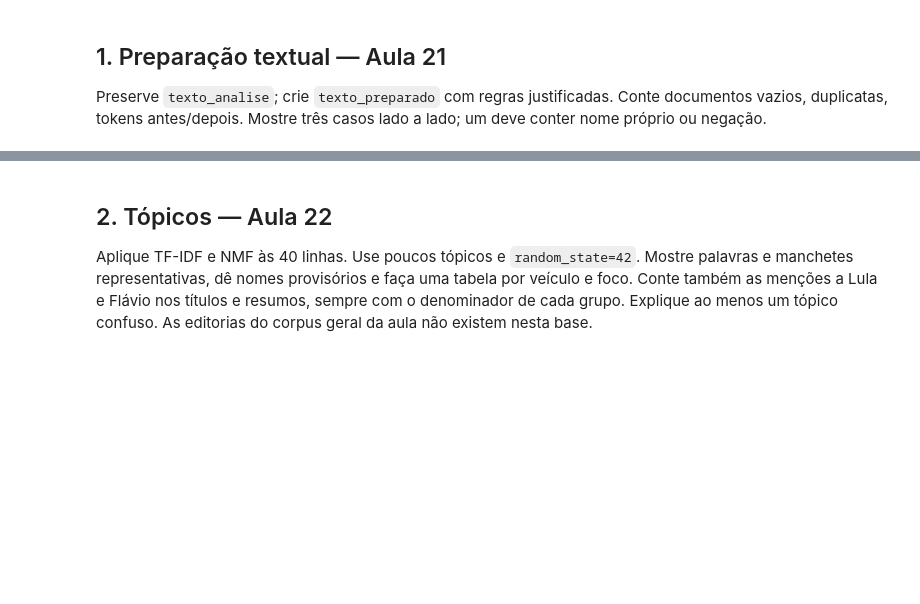
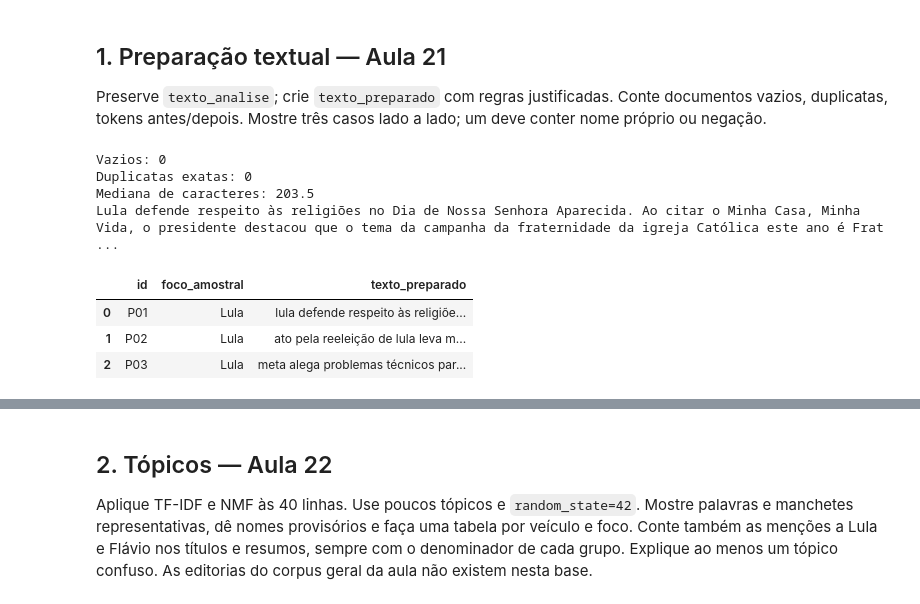
Before and after one commit to jmvianna/extracao-dados-joao, a Jupyter notebook: projetos/23-projeto-4-noticias/exercicios/projeto-4-noticias.ipynb, the cells around one changed output, grey strips where cells are left out. Saved outputs shown, nothing was run; the diff lists cells and outputs as text; code cells hidden in the pictures; blank space fills up the shorter version.

```diff
--- a/projetos/23-projeto-4-noticias/exercicios/projeto-4-noticias.ipynb
+++ b/projetos/23-projeto-4-noticias/exercicios/projeto-4-noticias.ipynb
@@ -27,0 +32,34 @@ Preserve `texto_analise`; crie `texto_preparado` com regras justificadas. Conte
+# %%
+print("Vazios:", politica["texto_analise"].str.strip().eq("").sum())
+print("Duplicatas exatas:", politica["texto_analise"].duplicated().sum())
+print("Mediana de caracteres:", politica["texto_analise"].str.len().median())
+print(politica.loc[0, "texto_analise"][:700])
+# %% [output]
+Vazios: 0
+Duplicatas exatas: 0
+Mediana de caracteres: 203.5
+Lula defende respeito às religiões no Dia de Nossa Senhora Aparecida. Ao citar o Minha Casa, Minha Vida, o presidente destacou que o tema da campanha da fraternidade da igreja Católica este ano é Frat ...
+# %%
+import re
+import unicodedata
+
+def sem_acentos(texto):
+    partes = unicodedata.normalize("NFD", texto)
+    return "".join(letra for letra in partes if unicodedata.category(letra) != "Mn")
+
+def preparar(texto, remover_acentos=False, remover_urls=True):
+    texto = str(texto).lower()
+    if remover_urls:
+        texto = re.sub(r"https?://\S+", " ", texto)
+    if remover_acentos:
+        texto = sem_acentos(texto)
+    tokens = re.findall(r"\b[^\W\d_]+\b", texto, flags=re.UNICODE)
+    return " ".join(tokens)
+
+politica["texto_preparado"] = politica["texto_analise"].map(preparar)
+politica[["id", "foco_amostral", "texto_preparado"]].head(3)
+# %% [output]
+|  | id | foco_amostral | texto_preparado |
+| 0 | P01 | Lula | lula defende respeito às religiõe... |
+| 1 | P02 | Lula | ato pela reeleição de lula leva m... |
+| 2 | P03 | Lula | meta alega problemas técnicos par... |
```
Also changed, not shown: parts of 24 cells of this notebook.
